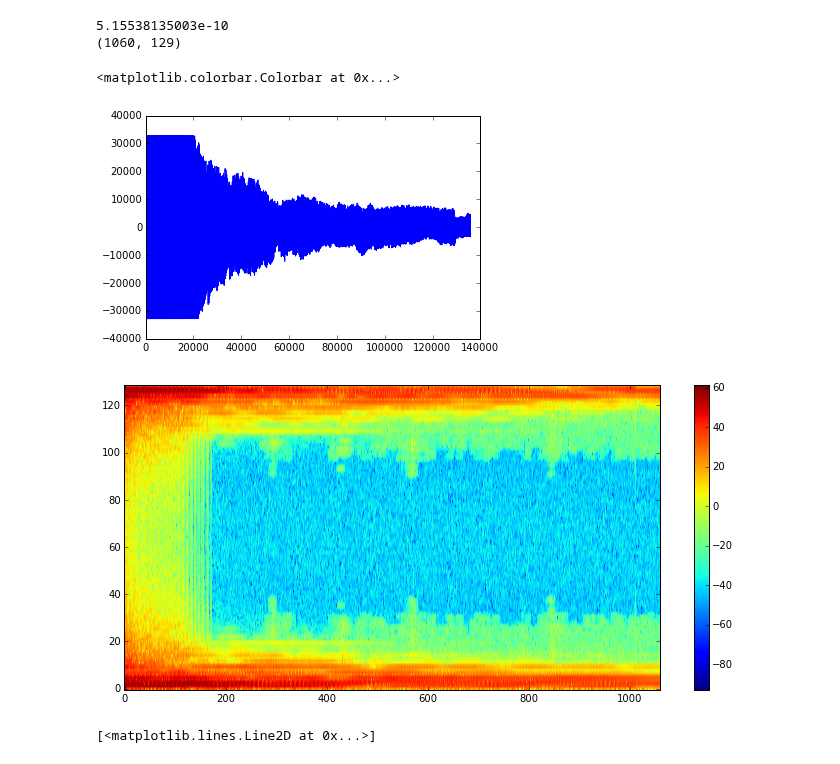
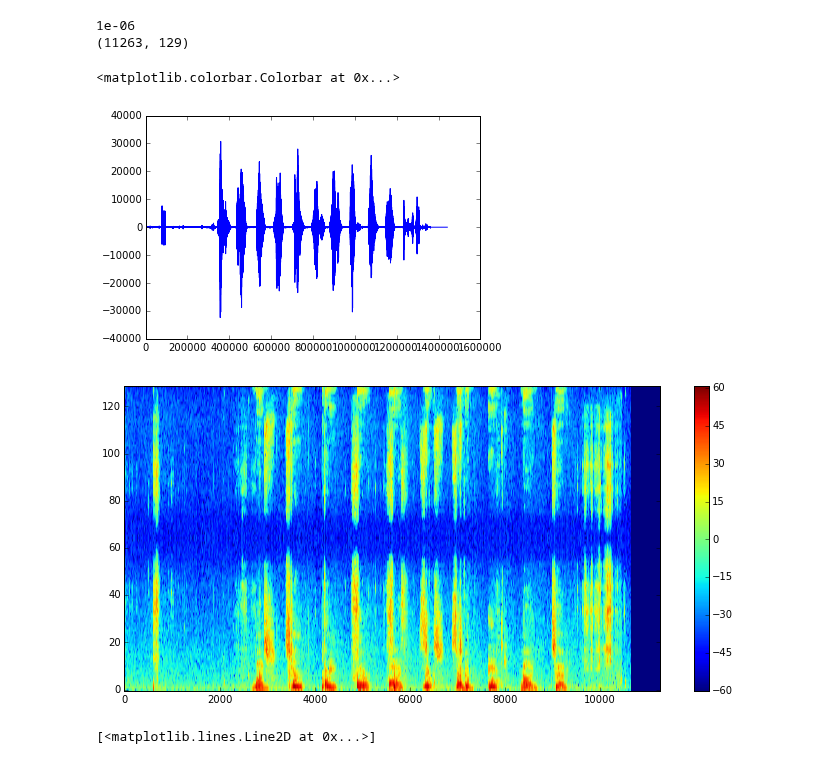
Before and after one commit to aartibagul/Source-Separation, a Jupyter notebook: stft_tests.ipynb, the cells around one changed output. Drawn from its saved outputs; the diff is of its cells as text; code cells hidden in the pictures.

```diff
--- a/stft_tests.ipynb
+++ b/stft_tests.ipynb
@@ -8,33 +8,38 @@ import matplotlib.pyplot as plt
 import math
 # %%
 filename = "CG.wav"
+filename = 'CML_Recording_Both.wav'
+
 w = wave.open(filename,"rb")
 
 #returns a named tuple (nchannels, sampwidth, framerate,
 # nframes, comptype, compname)
 waveParams = w.getparams()
 
 s = w.readframes(waveParams[3])
 w.close()
 waveArray = np.fromstring(s, np.int16)
 
 pl.figure()
 pl.plot(waveArray)
 
 spectrum, freq, bins = mlab.specgram(waveArray, NFFT=256,Fs=waveParams[2],sides='onesided')
+spectrum += 1e-6
+
 print(np.min(np.min(spectrum, axis=1), axis=0))
 print(spectrum.T.shape)
 fig=pl.figure(figsize=(12,12))
 ax = fig.add_subplot(2,1,1)
 #generate a log frequency spectrogram
+
 imgplot = ax.imshow(10*np.log10(spectrum), origin='lower', aspect = 'auto')
 fig.colorbar(imgplot)
 # %% [output]
-5.15538135003e-10
-(1060, 129)
+1e-06
+(11263, 129)
 <matplotlib.colorbar.Colorbar at 0x...>
-[figure, old version]
+[figure, new version]
-[figure, old version]
+[figure, new version]
 # %%
 # calculates and returns spectrogram of
 def get_wave(filename):
```
Also changed, not shown: parts of 9 cells of this notebook, 2 other files.
